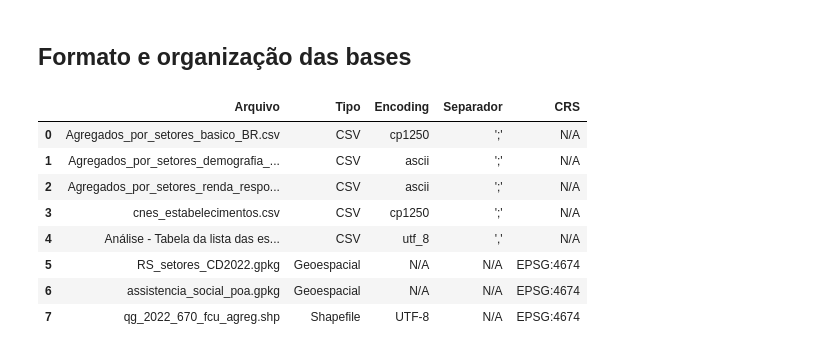
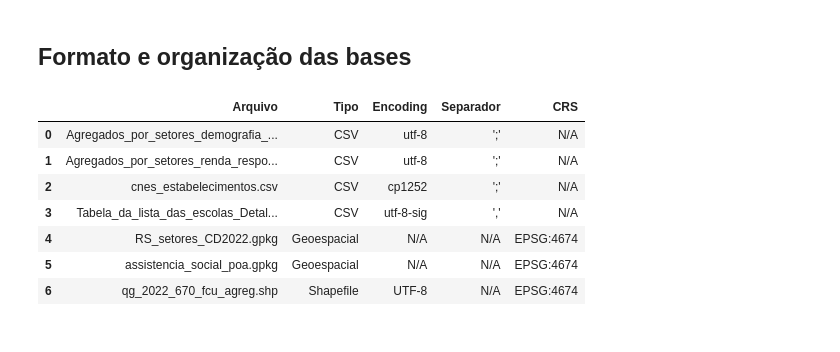
Before and after one commit to weszxl/eld_dataset, a Jupyter notebook: notebooks/02_access_inclusion.ipynb, the cells around one changed output. Cells and saved outputs as stored; diff of their text form; code cells hidden in the pictures.

```diff
--- a/notebooks/02_access_inclusion.ipynb
+++ b/notebooks/02_access_inclusion.ipynb
@@ -48,22 +45,43 @@ def carregar_csv(nome, separador=";"):
     )
     return df, encoding, separador
 # %%
-basico, enc_basico, sep_basico = carregar_csv("Agregados_por_setores_basico_BR.csv")
-demografia, enc_demografia, sep_demografia = carregar_csv("Agregados_por_setores_demografia_BR.csv")
-renda, enc_renda, sep_renda = carregar_csv("Agregados_por_setores_renda_responsavel_BR.csv")
-cnes, enc_cnes, sep_cnes = carregar_csv("cnes_estabelecimentos.csv")
-
+demografia, enc_demografia, sep_demografia = carregar_csv(
+    "Agregados_por_setores_demografia_BR.csv",
+    encoding="utf-8",
+)
+renda, enc_renda, sep_renda = carregar_csv(
+    "Agregados_por_setores_renda_responsavel_BR.csv",
+    encoding="utf-8",
+)
+cnes, enc_cnes, sep_cnes = carregar_csv(
+    "cnes_estabelecimentos.csv",
+    encoding="cp1252",
+)
 escolas, enc_escolas, sep_escolas = carregar_csv(
-    "Análise - Tabela da lista das escolas - Detalhado.csv",
+    "Tabela_da_lista_das_escolas_Detalhado.csv",
+    encoding="utf-8-sig",
     separador=",",
 )
-escolas.columns = [col.lstrip("\ufeff") for col in escolas.columns]
 
 print("Bases tabulares carregadas:")
-print("- Básico IBGE:", basico.shape, enc_basico, sep_basico)
 print("- Demografia IBGE:", demografia.shape, enc_demografia, sep_demografia)
 print("- Renda IBGE:", renda.shape, enc_renda, sep_renda)
 print("- CNES:", cnes.shape, enc_cnes, sep_cnes)
 print("- Escolas:", escolas.shape, enc_escolas, sep_escolas)
+
+# Conferência de acentuação e remoção de BOM
+cnes_poa_tmp = cnes.loc[cnes["CO_IBGE"] == "431490"]
+acentos_fantasia = int(cnes_poa_tmp["NO_FANTASIA"].dropna().str.contains(r"[À-ÿ]", regex=True).sum())
+acentos_razao = int(cnes_poa_tmp["NO_RAZAO_SOCIAL"].dropna().str.contains(r"[À-ÿ]", regex=True).sum())
+
+print("\nConferência de encoding / BOM:")
+print(
+    f"- CNES POA (NO_FANTASIA amostra): {cnes_poa_tmp['NO_FANTASIA'].dropna().head(3).tolist()} "
+    f"| linhas com acento em NO_FANTASIA={acentos_fantasia}, NO_RAZAO_SOCIAL={acentos_razao} "
+    "(DATASUS normaliza nomes para maiúsculas sem acento; cp1252 cobre bytes Latin-1 residuais do CSV nacional)"
+)
+print("- Escolas 1ª coluna (sem BOM):", repr(escolas.columns[0]))
+print("- Escolas (amostra acentuada):", escolas["Restrição de Atendimento"].dropna().unique()[:3].tolist())
+del cnes_poa_tmp
 # %% [output]
 Bases tabulares carregadas:
@@ -151,26 +176,24 @@ display(summary_dimensoes)
 ## Formato e organização das bases
 # %%
 formatos = pd.DataFrame([
-    {"Arquivo": "Agregados_por_setores_basico_BR.csv", "Tipo": "CSV", "Encoding": enc_basico, "Separador": repr(sep_basico), "CRS": "N/A"},
     {"Arquivo": "Agregados_por_setores_demografia_BR.csv", "Tipo": "CSV", "Encoding": enc_demografia, "Separador": repr(sep_demografia), "CRS": "N/A"},
     {"Arquivo": "Agregados_por_setores_renda_responsavel_BR.csv", "Tipo": "CSV", "Encoding": enc_renda, "Separador": repr(sep_renda), "CRS": "N/A"},
     {"Arquivo": "cnes_estabelecimentos.csv", "Tipo": "CSV", "Encoding": enc_cnes, "Separador": repr(sep_cnes), "CRS": "N/A"},
-    {"Arquivo": "Análise - Tabela da lista das escolas - Detalhado.csv", "Tipo": "CSV", "Encoding": enc_escolas, "Separador": repr(sep_escolas), "CRS": "N/A"},
+    {"Arquivo": "Tabela_da_lista_das_escolas_Detalhado.csv", "Tipo": "CSV", "Encoding": enc_escolas, "Separador": repr(sep_escolas), "CRS": "N/A"},
     {"Arquivo": "RS_setores_CD2022.gpkg", "Tipo": "Geoespacial", "Encoding": "N/A", "Separador": "N/A", "CRS": str(setores.crs)},
     {"Arquivo": "assistencia_social_poa.gpkg", "Tipo": "Geoespacial", "Encoding": "N/A", "Separador": "N/A", "CRS": str(assistencia.crs)},
     {"Arquivo": "qg_2022_670_fcu_agreg.shp", "Tipo": "Shapefile", "Encoding": cpg.read_text(encoding="ascii").strip(), "Separador": "N/A", "CRS": str(fcu.crs)},
 ])
 
 display(formatos)
 # %% [output]
 |  | Arquivo | Tipo | Encoding | Separador | CRS |
-| 0 | Agregados_por_setores_basico_BR.csv | CSV | cp1250 | ';' | N/A |
-| 1 | Agregados_por_setores_demografia_... | CSV | ascii | ';' | N/A |
-| 2 | Agregados_por_setores_renda_respo... | CSV | ascii | ';' | N/A |
-| 3 | cnes_estabelecimentos.csv | CSV | cp1250 | ';' | N/A |
-| 4 | Análise - Tabela da lista das es... | CSV | utf_8 | ',' | N/A |
-| 5 | RS_setores_CD2022.gpkg | Geoespacial | N/A | N/A | EPSG:4674 |
-| 6 | assistencia_social_poa.gpkg | Geoespacial | N/A | N/A | EPSG:4674 |
-| 7 | qg_2022_670_fcu_agreg.shp | Shapefile | UTF-8 | N/A | EPSG:4674 |
+| 0 | Agregados_por_setores_demografia_... | CSV | utf-8 | ';' | N/A |
+| 1 | Agregados_por_setores_renda_respo... | CSV | utf-8 | ';' | N/A |
+| 2 | cnes_estabelecimentos.csv | CSV | cp1252 | ';' | N/A |
+| 3 | Tabela_da_lista_das_escolas_Detal... | CSV | utf-8-sig | ',' | N/A |
+| 4 | RS_setores_CD2022.gpkg | Geoespacial | N/A | N/A | EPSG:4674 |
+| 5 | assistencia_social_poa.gpkg | Geoespacial | N/A | N/A | EPSG:4674 |
+| 6 | qg_2022_670_fcu_agreg.shp | Shapefile | UTF-8 | N/A | EPSG:4674 |
 # %%
 colunas_selecionadas = {
```
Also changed, not shown: parts of 13 cells of this notebook, 3 other files.
